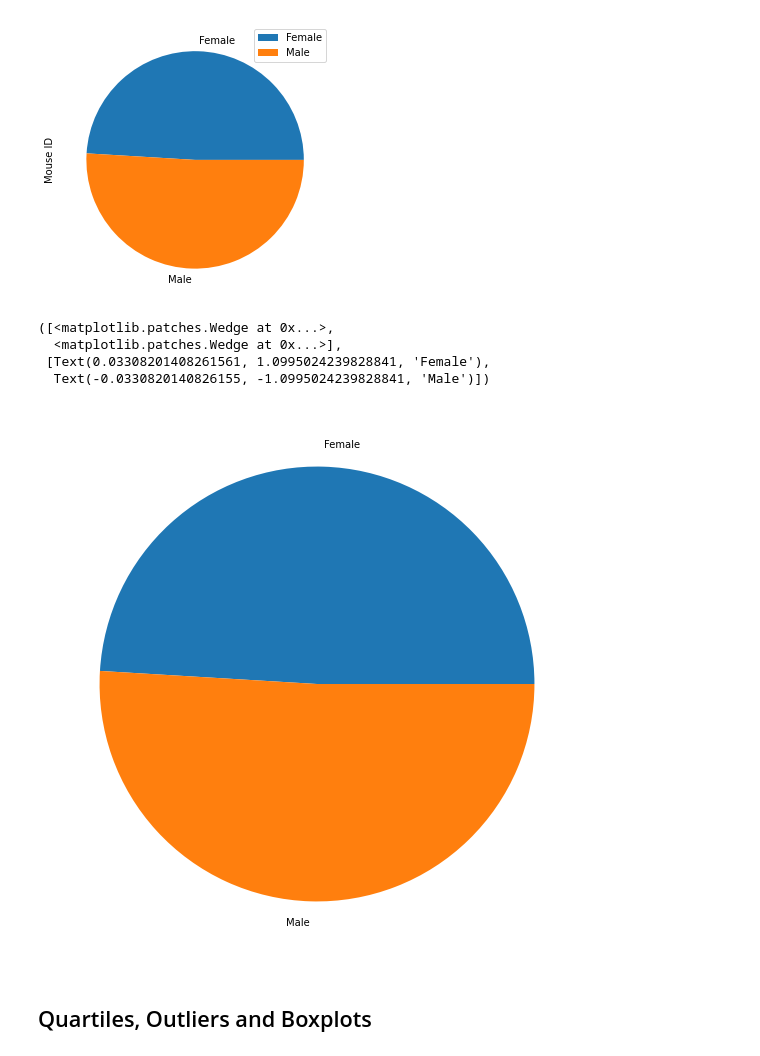
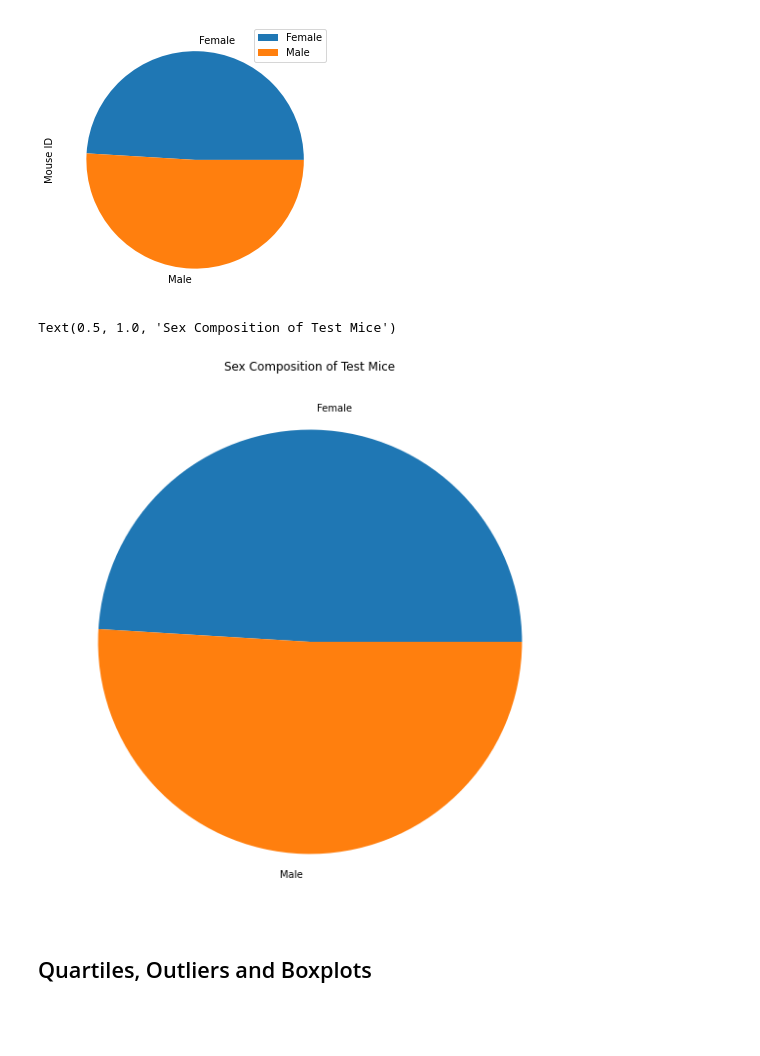
Before and after one commit to Uc71/Chemotherapy-Drug-Trials, a Jupyter notebook: week_05 Matplotlib_Homework_Pymaceuticals_pymaceuticals_starter.ipynb, the cells around one changed output. Drawn from its saved outputs; the diff is of its cells as text; code cells hidden in the pictures; blank space fills up the shorter version.

```diff
--- a/week_05 Matplotlib_Homework_Pymaceuticals_pymaceuticals_starter.ipynb
+++ b/week_05 Matplotlib_Homework_Pymaceuticals_pymaceuticals_starter.ipynb
@@ -163,15 +171,14 @@ mergesex_df.plot.pie(y='Mouse ID', figsize=(5, 5))
 # %%
 # Generate a pie plot showing the distribution of female versus male mice using pyplot
 labels=["Female","Male"]
 sizes=[newmerge_df.groupby("Sex").count()["Mouse ID"]]
 ax = plt.subplots(figsize=(15,10))
 plt.pie(sizes,labels=labels)
+plt.title("Sex Composition of Test Mice")
+plt.
 # %% [output]
-([<matplotlib.patches.Wedge at 0x...>,
-  <matplotlib.patches.Wedge at 0x...>],
- [Text(0.03308201408261561, 1.0995024239828841, 'Female'),
-  Text(-0.0330820140826155, -1.0995024239828841, 'Male')])
+Text(0.5, 1.0, 'Sex Composition of Test Mice')
-[figure, old version]
+[figure, new version]
 # %% [markdown]
 ## Quartiles, Outliers and Boxplots
 # %%
```
Also changed, not shown: parts of 9 cells of this notebook.
